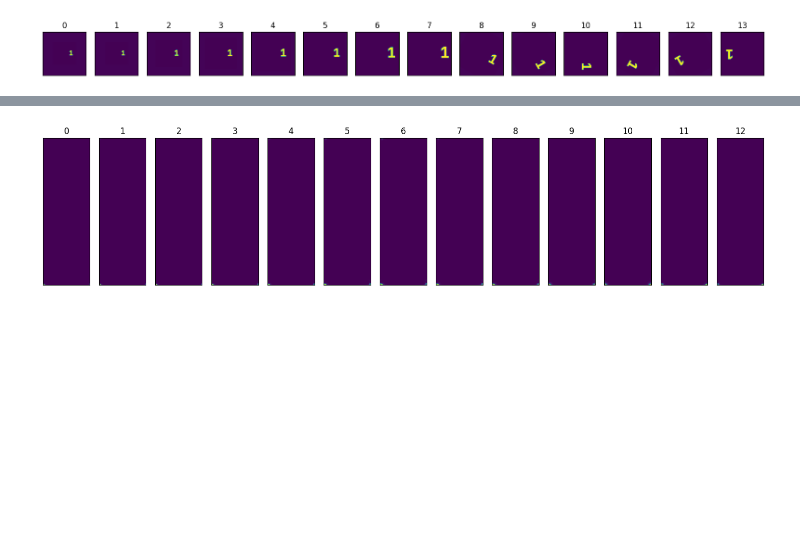
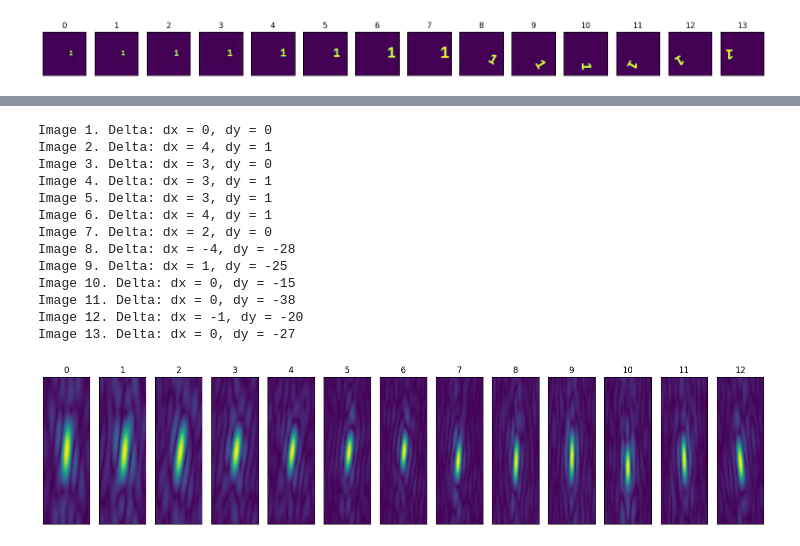
Before and after one commit to mateusz-gluch-student/ECT-tracking, a Jupyter notebook: tracking/naive_rotshift_detection.ipynb, the cells around one changed output, grey strips where cells are left out. Cells and saved outputs as stored; diff of their text form; code cells hidden in the pictures; blank space fills up the shorter version.

```diff
--- a/tracking/naive_rotshift_detection.ipynb
+++ b/tracking/naive_rotshift_detection.ipynb
@@ -31,7 +55,7 @@ for idx, image in enumerate(tracker.track()):
     # print(idx)
     plt.subplot(1, 14, idx+1)
     plt.title(idx)
-    plt.imshow(np.abs(np.fft.ifft2(image)))
+    plt.imshow(center(image, lambda x: np.abs(np.fft.ifft2(x))))
     plt.xticks([])
     plt.yticks([])
 # %% [output]
@@ -39,7 +87,10 @@ for idx, image in enumerate(tracker.track()):
 # %%
-generator = IdSequenceImageGenerator("/home/mateusz/Desktop/Magisterka/tracking/images/sequence_test/1_seq_{id}.png", 14)
-transform = FECTTransformer(Config(), (314, 100))
-tracker = Tracker(generator, NaiveMatcher(), transform)
+g = IdSequenceImageGenerator("/home/mateusz/Desktop/Magisterka/tracking/images/sequence_test/1_seq_{id}.png", 14)
+t = FECTTransformer(Config(), (150, 50))
+p = PositionTracer(transformer=t)
+m = NaiveMatcher(thresh=0.1)
+
+tracker = Tracker(generator=g, matcher=m, transformer=t, callback=p.callback)
 # %%
 from ect import ifect
 
@@ -59,0 +124,9 @@ for idx, image in enumerate(tracker.track()):
+# %%
+x, y = p.position
+
+plt.figure(figsize=(5, 5))
+
+# plt.xlim(-200, 200)
+# plt.ylim(-200, 200)
+plt.plot(x, y)
+plt.grid()
@@ -60,20 +135,36 @@ for idx, image in enumerate(tracker.track()):
 # %%
-generator = IdSequenceImageGenerator("/home/mateusz/Desktop/Magisterka/tracking/images/sequence_test/1_seq_{id}.png", 14)
-transform = FECTCorrTransformer(Config(), (314, 100))
-tracker = Tracker(generator, NaiveMatcher(), transform)
+g = IdSequenceImageGenerator("/home/mateusz/Desktop/Magisterka/tracking/images/sequence_test/1_seq_{id}.png", 14)
+t = FECTCorrTransformer(Config(), (314, 100))
+p = PositionTracer(transformer=t)
+m = NaiveMatcher(thresh=0.1)
+
+tracker = Tracker(generator=g, matcher=m, transformer=t, callback=p.callback)
 # %%
 plt.figure(figsize=(20,5))
 
 for idx, image in enumerate(tracker.track()):
     # print(idx)
 
-    res = np.fft.ifft2(image)
-    res = ifect(res, Config())
+    inv = lambda x: np.abs(np.fft.ifft2(x))
 
     plt.subplot(1, 14, idx+1)
     plt.title(idx)
-    plt.imshow(np.abs(image))
+    plt.imshow(center(image, inv))
+    # plt.imshow(inv(image))
     plt.xticks([])
     plt.yticks([])
 # %% [output]
+Image 1. Delta: dx = 0, dy = 0
+Image 2. Delta: dx = 4, dy = 1
+Image 3. Delta: dx = 3, dy = 0
+Image 4. Delta: dx = 3, dy = 1
+Image 5. Delta: dx = 3, dy = 1
+Image 6. Delta: dx = 4, dy = 1
+Image 7. Delta: dx = 2, dy = 0
+Image 8. Delta: dx = -4, dy = -28
+Image 9. Delta: dx = 1, dy = -25
+Image 10. Delta: dx = 0, dy = -15
+Image 11. Delta: dx = 0, dy = -38
+Image 12. Delta: dx = -1, dy = -20
+Image 13. Delta: dx = 0, dy = -27
-[figure, old version]
+[figure, new version]
```
Also changed, not shown: parts of 9 cells of this notebook, 31 other files.
